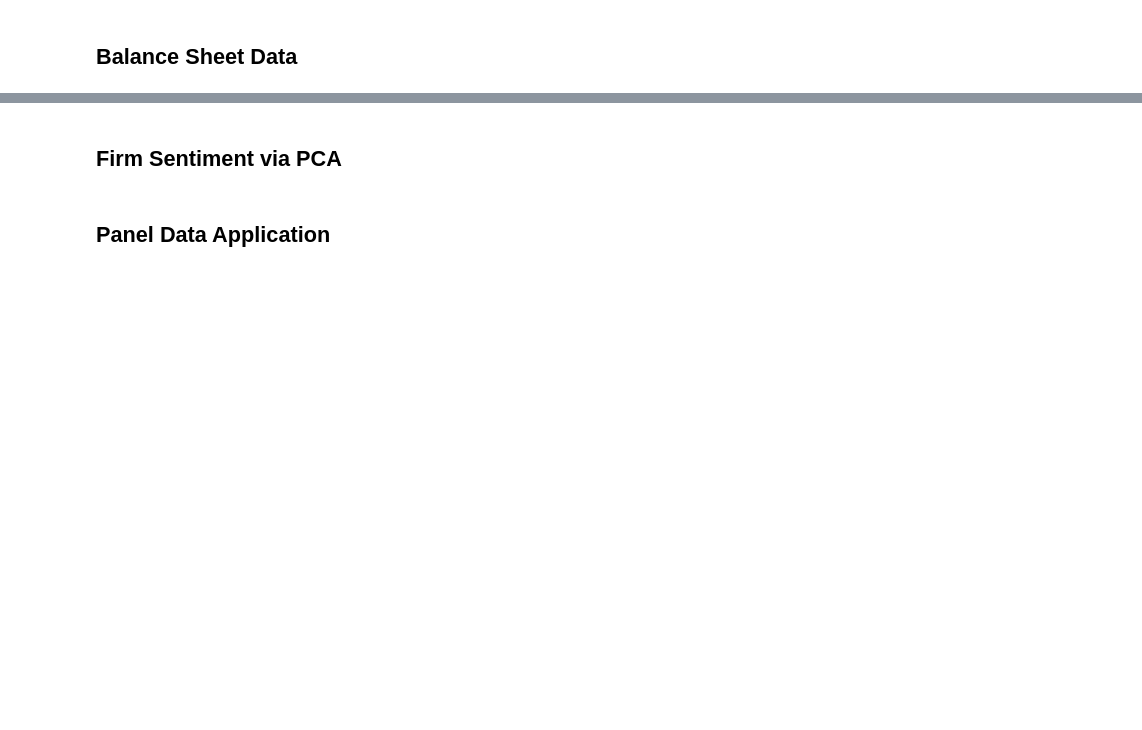
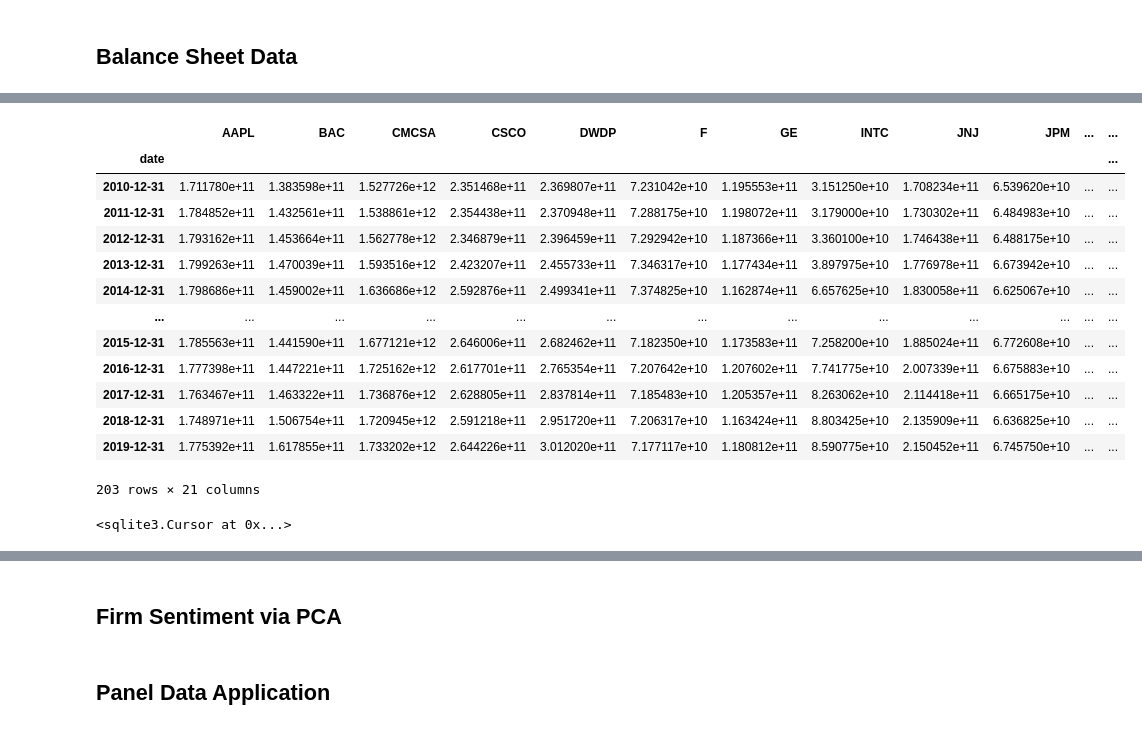
Before and after one commit to QuantifiSogang/2024-02RiskManagement, a Jupyter notebook: ch09_detectingcrash/ch09_detectingcrash.ipynb, the cells around one changed output, grey strips where cells are left out. Drawn from its saved outputs; the diff is of its cells as text; code cells hidden in the pictures; blank space fills up the shorter version.

```diff
--- a/ch09_detectingcrash/ch09_detectingcrash.ipynb
+++ b/ch09_detectingcrash/ch09_detectingcrash.ipynb
@@ -379,0 +441,40 @@ bs['leverage'] = bs['lt'] / bs['at']
+# %%
+df_liab=pd.DataFrame()
+columns=[]
+for data in target_ticker:
+    try:
+        sql="SELECT date, totalLiab FROM " + str(data)
+        df=pd.read_sql(sql, conn, index_col='date')
+        df_liab=pd.concat([df, df_liab], axis=1)
+        columns.append(data)
+    except:
+        continue
+df_liab.columns=columns
+df_liab=df_liab.astype('float')
+df_liab.fillna(method='ffill', inplace=True)
+df_liab.index=pd.to_datetime(df_liab.index)
+df_liab=df_liab.resample('Y').mean()
+df_liab=df_liab.loc[targetindex, :]
+df_liab
+# %% [output]
+|  | AAPL | BAC | CMCSA | CSCO | DWDP | F | GE | INTC | JNJ | JPM | ... | ... |
+| date |  |  |  |  |  |  |  |  |  |  |  | ... |
+| 2010-12-31 | 1.711780e+11 | 1.383598e+11 | 1.527726e+12 | 2.351468e+11 | 2.369807e+11 | 7.231042e+10 | 1.195553e+11 | 3.151250e+10 | 1.708234e+11 | 6.539620e+10 | ... | ... |
+| 2011-12-31 | 1.784852e+11 | 1.432561e+11 | 1.538861e+12 | 2.354438e+11 | 2.370948e+11 | 7.288175e+10 | 1.198072e+11 | 3.179000e+10 | 1.730302e+11 | 6.484983e+10 | ... | ... |
+| 2012-12-31 | 1.793162e+11 | 1.453664e+11 | 1.562778e+12 | 2.346879e+11 | 2.396459e+11 | 7.292942e+10 | 1.187366e+11 | 3.360100e+10 | 1.746438e+11 | 6.488175e+10 | ... | ... |
+| 2013-12-31 | 1.799263e+11 | 1.470039e+11 | 1.593516e+12 | 2.423207e+11 | 2.455733e+11 | 7.346317e+10 | 1.177434e+11 | 3.897975e+10 | 1.776978e+11 | 6.673942e+10 | ... | ... |
+| 2014-12-31 | 1.798686e+11 | 1.459002e+11 | 1.636686e+12 | 2.592876e+11 | 2.499341e+11 | 7.374825e+10 | 1.162874e+11 | 6.657625e+10 | 1.830058e+11 | 6.625067e+10 | ... | ... |
+| ... | ... | ... | ... | ... | ... | ... | ... | ... | ... | ... | ... | ... |
+| 2015-12-31 | 1.785563e+11 | 1.441590e+11 | 1.677121e+12 | 2.646006e+11 | 2.682462e+11 | 7.182350e+10 | 1.173583e+11 | 7.258200e+10 | 1.885024e+11 | 6.772608e+10 | ... | ... |
+| 2016-12-31 | 1.777398e+11 | 1.447221e+11 | 1.725162e+12 | 2.617701e+11 | 2.765354e+11 | 7.207642e+10 | 1.207602e+11 | 7.741775e+10 | 2.007339e+11 | 6.675883e+10 | ... | ... |
+| 2017-12-31 | 1.763467e+11 | 1.463322e+11 | 1.736876e+12 | 2.628805e+11 | 2.837814e+11 | 7.185483e+10 | 1.205357e+11 | 8.263062e+10 | 2.114418e+11 | 6.665175e+10 | ... | ... |
+| 2018-12-31 | 1.748971e+11 | 1.506754e+11 | 1.720945e+12 | 2.591218e+11 | 2.951720e+11 | 7.206317e+10 | 1.163424e+11 | 8.803425e+10 | 2.135909e+11 | 6.636825e+10 | ... | ... |
+| 2019-12-31 | 1.775392e+11 | 1.617855e+11 | 1.733202e+12 | 2.644226e+11 | 3.012020e+11 | 7.177117e+10 | 1.180812e+11 | 8.590775e+10 | 2.150452e+11 | 6.745750e+10 | ... | ... |
+203 rows × 21 columns
+# %%
+conn=sqlite3.connect('./data/spx_income_statement.db')
+cursor = conn.cursor()
+
+cursor.execute("SELECT name FROM sqlite_master WHERE type='table';")
+# %% [output]
+<sqlite3.Cursor at 0x...>
```
Also changed, not shown: parts of 10 cells of this notebook, 10 other files.
